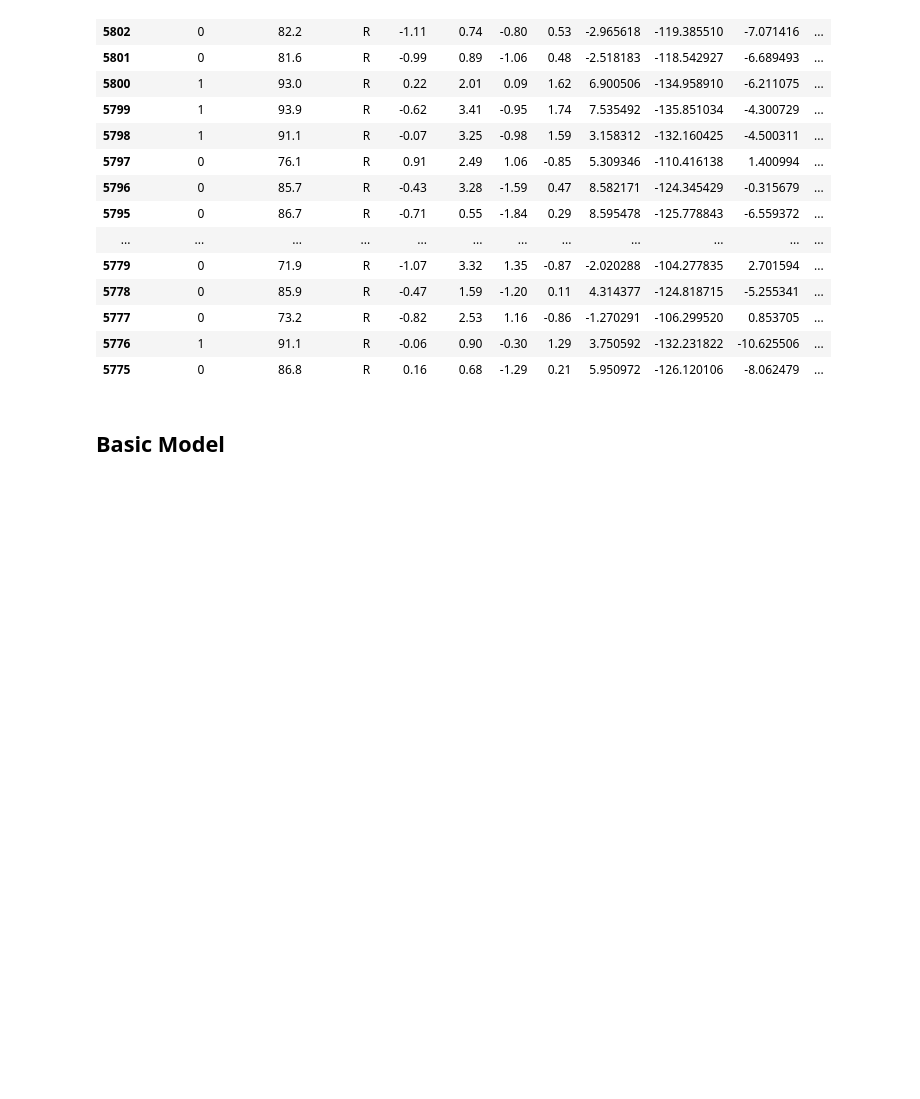
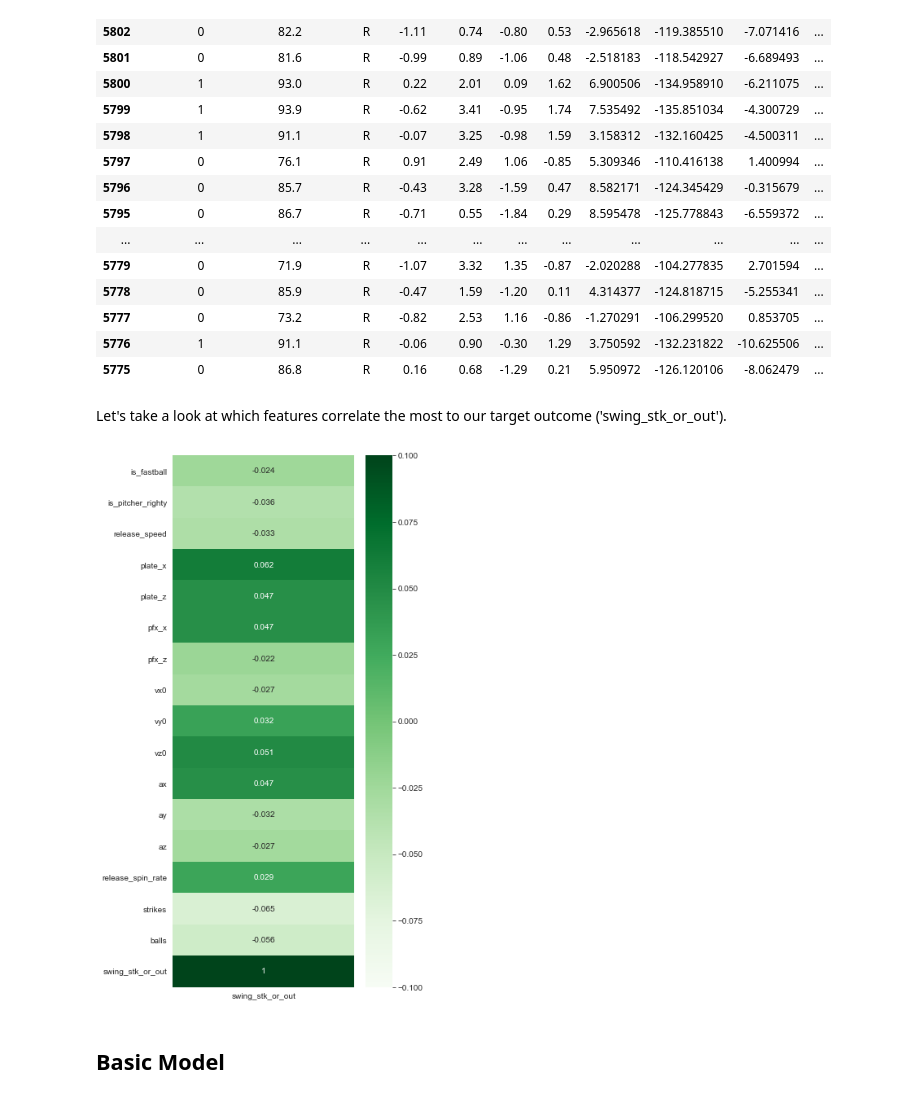
Before and after one commit to ewehmueller/pitch-analysis, a Jupyter notebook: pitch-classification.ipynb, the cells around one changed output. Drawn from its saved outputs; the diff is of its cells as text; code cells hidden in the pictures; blank space fills up the shorter version.

Commit message:
Corr Heatmap Added for cleaned model dataframe features

```diff
--- a/pitch-classification.ipynb
+++ b/pitch-classification.ipynb
@@ -320,5 +339,15 @@ model_df.head(30)
 | 5777 | 0 | 73.2 | R | -0.82 | 2.53 | 1.16 | -0.86 | -1.270291 | -106.299520 | 0.853705 | ... |
 | 5776 | 1 | 91.1 | R | -0.06 | 0.90 | -0.30 | 1.29 | 3.750592 | -132.231822 | -10.625506 | ... |
 | 5775 | 0 | 86.8 | R | 0.16 | 0.68 | -1.29 | 0.21 | 5.950972 | -126.120106 | -8.062479 | ... |
+# %% [markdown]
+Let's take a look at which features correlate the most to our target outcome ('swing_stk_or_out').
+# %%
+sns.set_style("whitegrid")
+
+fig = plt.figure(figsize=(5, 12))
+sns.heatmap(model_df.corr()[['swing_stk_or_out']], annot=True, cmap="Greens",
+            vmin=-0.1, vmax=0.1);
+# %% [output]
+[figure, added]
 # %% [markdown]
 ## Basic Model
```
Also changed, not shown: parts of 4 cells of this notebook.
